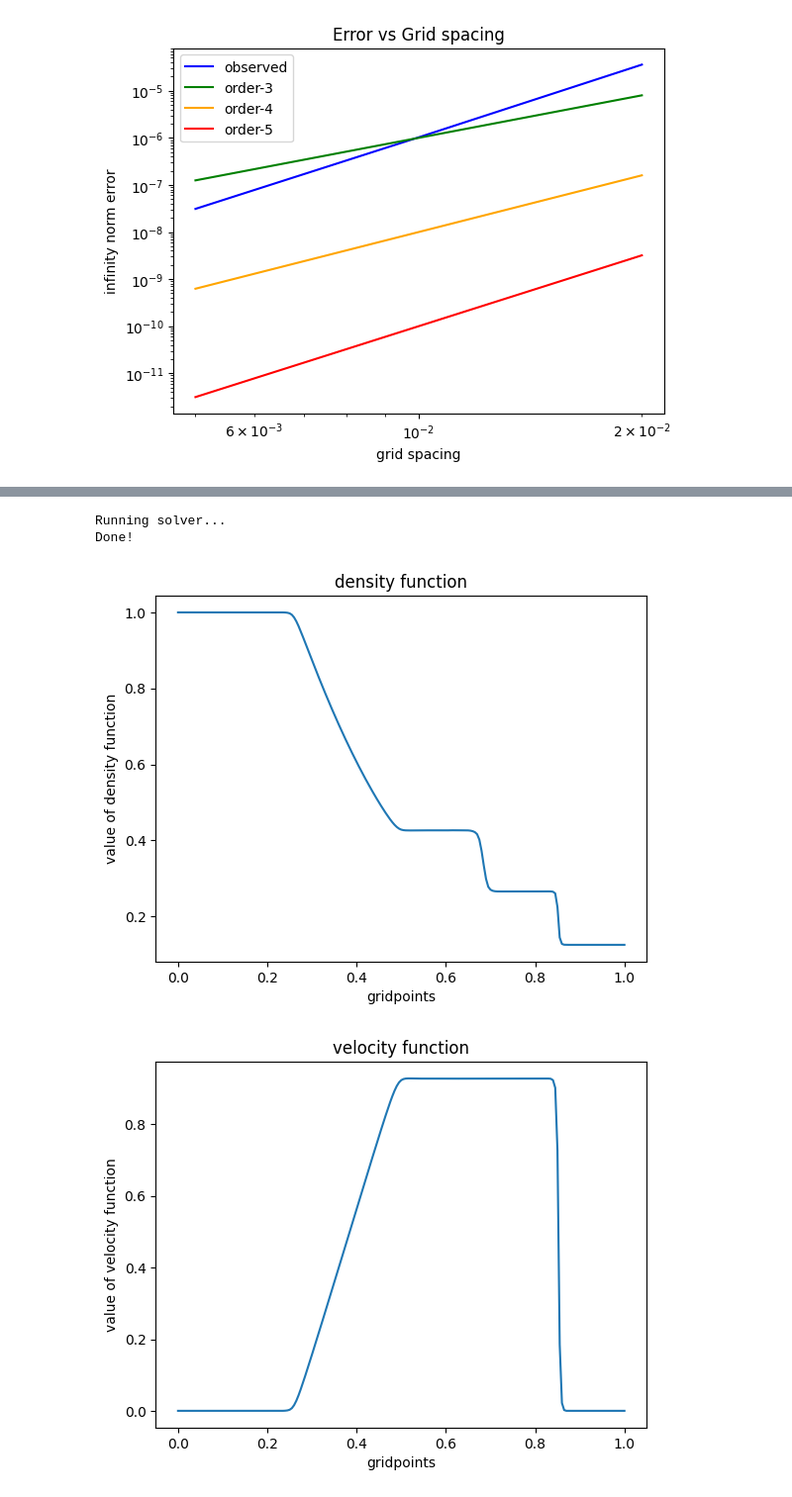
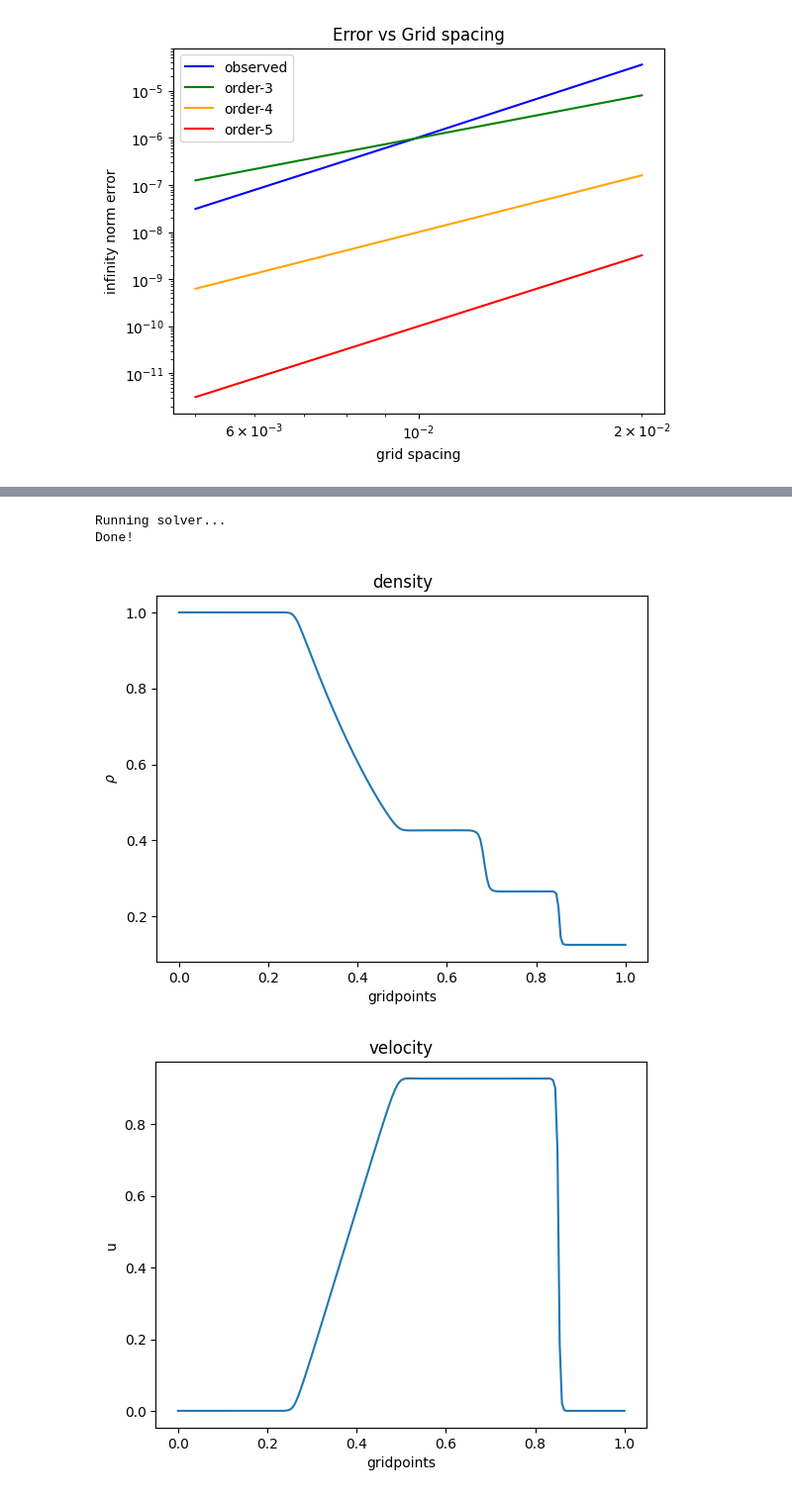
Before and after one commit to rajgopalv97/pdesolvers, a Jupyter notebook: euler_gas_equations.ipynb, the cells around one changed output, grey strips where cells are left out. Shown: that part at 99% size. Cells and saved outputs as stored; diff of their text form; code cells hidden in the pictures.

```diff
--- a/euler_gas_equations.ipynb
+++ b/euler_gas_equations.ipynb
@@ -324,36 +324,36 @@ def plot(vs, data, xlabel, ylabel, title):
     plt.figure()
     plt.plot(vs,data)
     plt.xlabel(xlabel)
     plt.ylabel(ylabel)
     plt.title(title)
 
 gamma = 1.4
 int_time = 0.2
 sod_ics = make_sod_ics(n, gamma)
 sod_solver = GasSolver(sod_ics, BCType.NEUMANN, gamma)
 print("Running solver...")
 sol = sod_solver.solve(int_time)
 print("Done!")
 
 apx_cons_vars, _, _ = sod_solver.reconstruct(sol)
 rho_vec = apx_cons_vars[0,:]
 rho_u_vec = apx_cons_vars[1,:]
 vel_vec = np.multiply(rho_u_vec,rho_vec**-1.0) #velocity
 energy_density_vec = apx_cons_vars[2,:]
 pressure_vec = (gamma - 1)*(energy_density_vec - 0.5*np.multiply(rho_vec,vel_vec**2))
 
 #interface coords
 points = np.linspace(0,1,n+1,endpoint=True)
 
-plot(points,rho_vec,"gridpoints","value of density function","density function")
+plot(points,rho_vec,"gridpoints",r"$\rho$","density")
 
-plot(points,vel_vec,"gridpoints","value of velocity function","velocity function")
+plot(points,vel_vec,"gridpoints","u","velocity")
 
-plot(points,pressure_vec,"gridpoints","value of pressure function","pressure function")
+plot(points,pressure_vec,"gridpoints","p","pressure")
 
-plot(points,energy_density_vec,"gridpoints","value of energy function","energy function")
+plot(points,energy_density_vec,"gridpoints","E","energy density")
 # %% [output]
 Running solver...
 Done!
-[figure, old version]
+[figure, new version]
-[figure, old version]
+[figure, new version]
```
Also changed, not shown: parts of 2 cells of this notebook.
